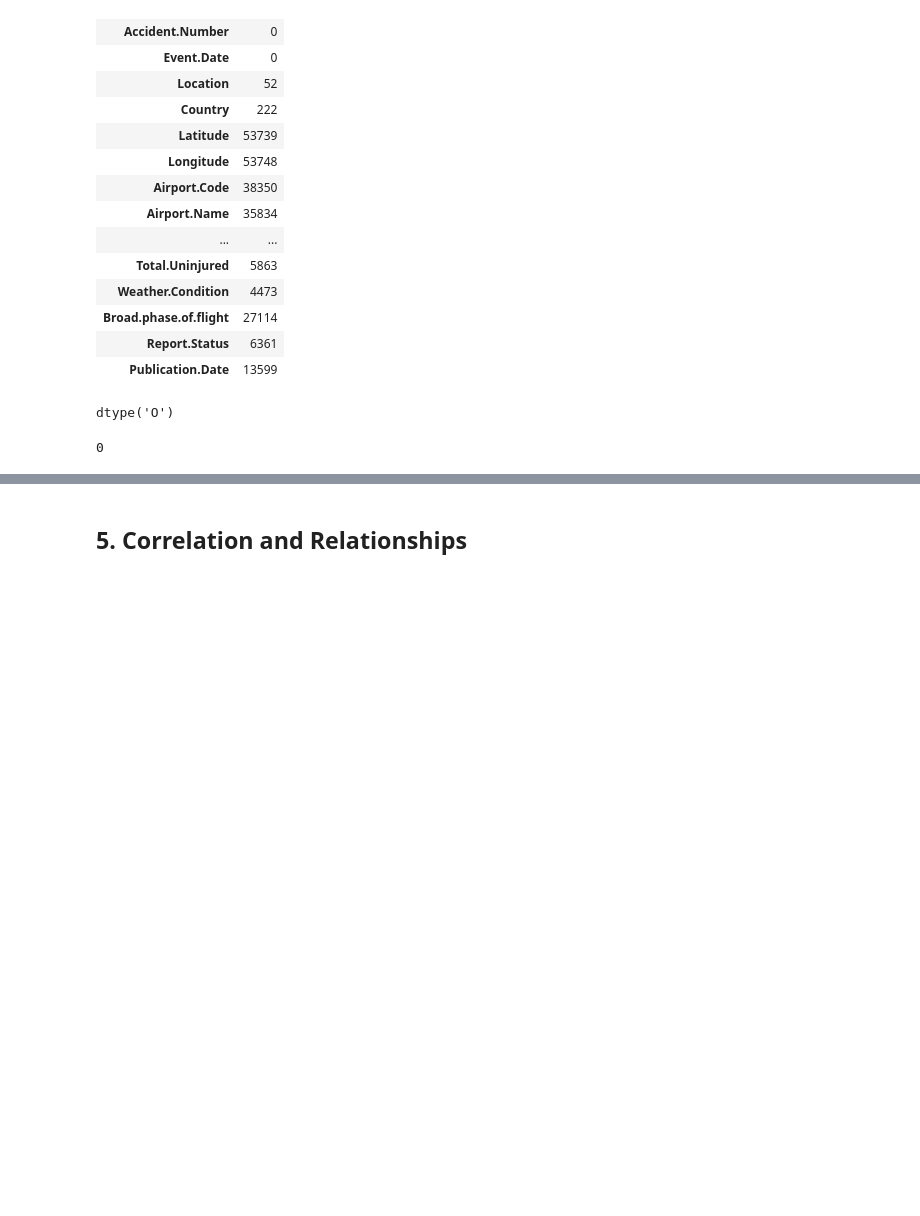
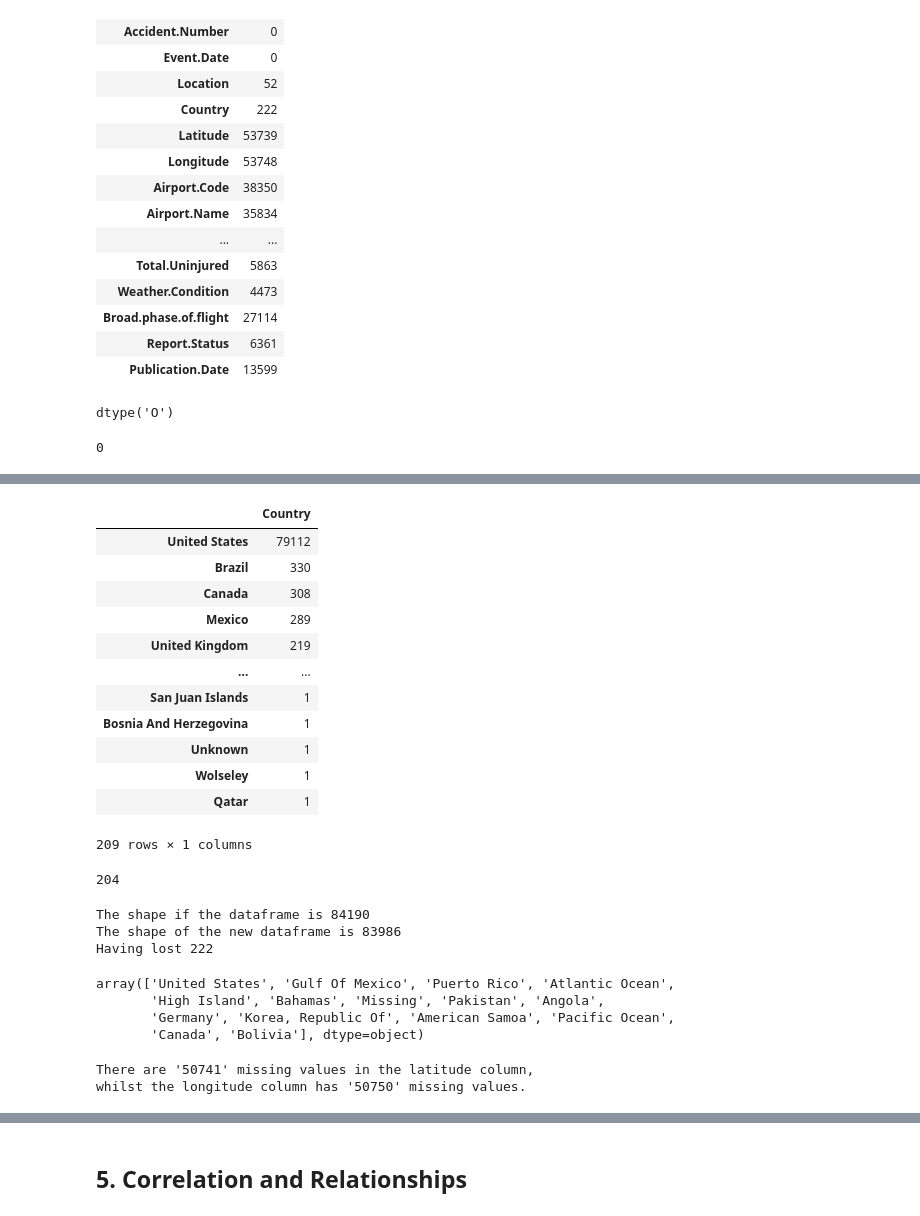
Before and after one commit to rurigi-waweru/dsfpt10-p1-dsc-phase-1-project, a Jupyter notebook: index.ipynb, the cells around one changed output, grey strips where cells are left out. Cells and saved outputs as stored; diff of their text form; code cells hidden in the pictures; blank space fills up the shorter version.

```diff
--- a/index.ipynb
+++ b/index.ipynb
@@ -288,0 +378,46 @@ df['Event.Date'].isnull().sum()
+# %%
+df.Country.value_counts().to_frame()
+# %% [output]
+|  | Country |
+| United States | 79112 |
+| Brazil | 330 |
+| Canada | 308 |
+| Mexico | 289 |
+| United Kingdom | 219 |
+| ... | ... |
+| San Juan Islands | 1 |
+| Bosnia And Herzegovina | 1 |
+| Unknown | 1 |
+| Wolseley | 1 |
+| Qatar | 1 |
+209 rows × 1 columns
+# %%
+df.Country.isnull().sum()
+# %% [output]
+204
+# %%
+print(f"The shape if the dataframe is {df.shape[0]}", sep = '\n\n')
+
+df = df.dropna(subset=['Country'])
+
+print(f"""The shape of the new dataframe is {df.shape[0]}
+Having lost 222""")
+# %% [output]
+The shape if the dataframe is 84190
+The shape of the new dataframe is 83986
+Having lost 222
+# %%
+# comvert the name to title format
+df['Country'] = df['Country'].apply(lambda x: x.title() if isinstance(x, str) else x)
+df.Country.unique()[:15]
+# %% [output]
+array(['United States', 'Gulf Of Mexico', 'Puerto Rico', 'Atlantic Ocean',
+       'High Island', 'Bahamas', 'Missing', 'Pakistan', 'Angola',
+       'Germany', 'Korea, Republic Of', 'American Samoa', 'Pacific Ocean',
+       'Canada', 'Bolivia'], dtype=object)
+# %%
+print(f"""There are \'{df['Latitude'].isnull().sum()}\' missing values in the latitude column,
+whilst the longitude column has '{df['Longitude'].isnull().sum()}' missing values.""")
+# %% [output]
+There are '50741' missing values in the latitude column,
+whilst the longitude column has '50750' missing values.
```
Also changed, not shown: parts of 28 cells of this notebook, 1 other file.
